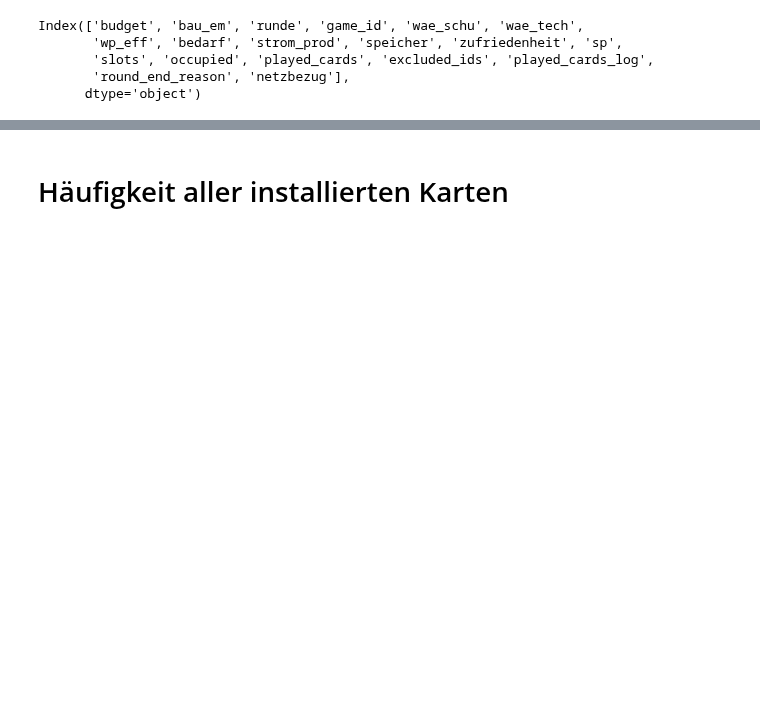
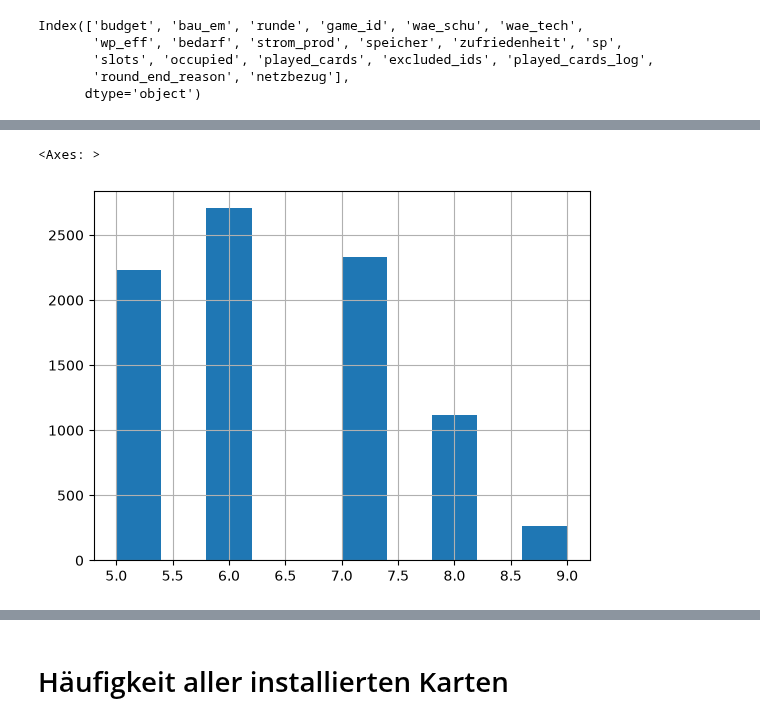
Before and after one commit to simonschaluppe/KlimSta-Brettspiel, a Jupyter notebook: analysis.ipynb, the cells around one changed output, grey strips where cells are left out. Cells and saved outputs as stored; diff of their text form; code cells hidden in the pictures; blank space fills up the shorter version.

```diff
--- a/analysis.ipynb
+++ b/analysis.ipynb
@@ -72,3 +72,10 @@ len(final_games)
+# %%
+games_with_ws_5 = final_games[final_games["played_cards"].apply(lambda x: 26 in x)]
+# 26 ist Wandheizung -> Bed. WS >= 5
+games_with_ws_5['wae_schu'].hist()
+# %% [output]
+<Axes: >
+[figure, added]
 # %%
 
 # HIER IST DER CODE VERÄNDERT UM DIE NIEDRIGSTEN SIEGPUNKTE ZU FINDEN
```
Also changed, not shown: parts of 13 cells of this notebook, 10 other files.
